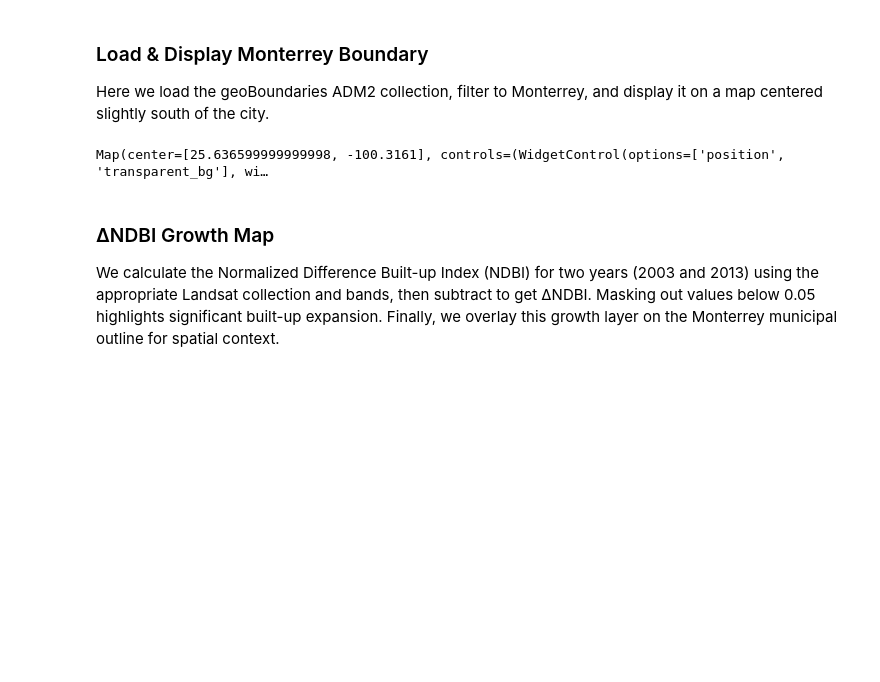
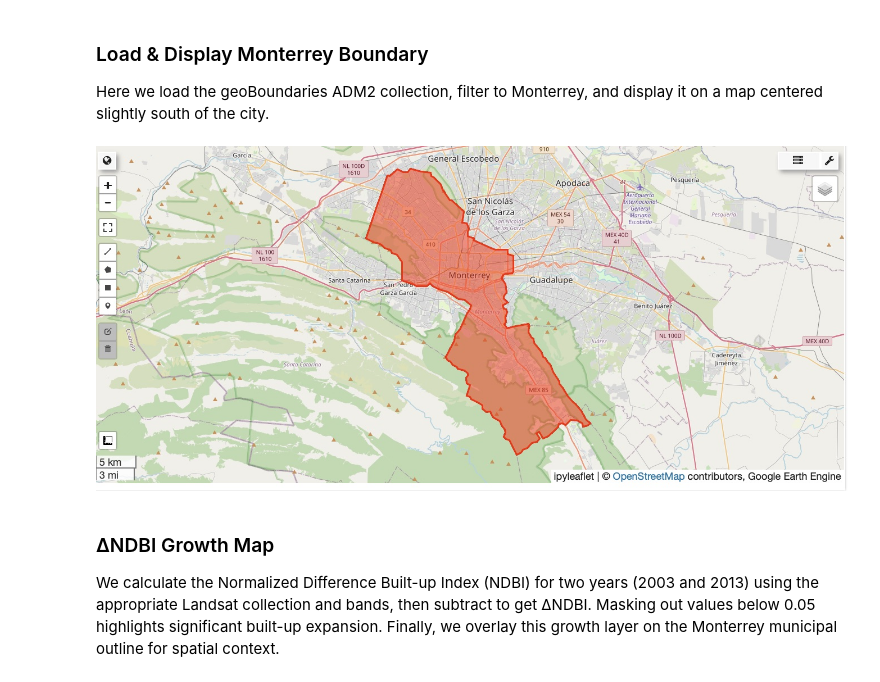
Before and after one commit to toribiodiego/SS-322-History-and-Visuality, a Jupyter notebook: final_project.ipynb, the cells around one changed output. Saved outputs shown, nothing was run; the diff lists cells and outputs as text; code cells hidden in the pictures; blank space fills up the shorter version.

```diff
--- a/final_project.ipynb
+++ b/final_project.ipynb
@@ -19,25 +19,27 @@ Here we load the geoBoundaries ADM2 collection, filter to Monterrey, and display
 # %%
 # load and filter geoBoundaries for Monterrey
 monterrey_geob = ee.FeatureCollection('WM/geoLab/geoBoundaries/600/ADM2') \
     .filter(ee.Filter.And(
         ee.Filter.eq('shapeGroup', 'MEX'),
         ee.Filter.eq('shapeName', 'Monterrey')
     ))
 
 # center map slightly south of city
 lat, lon = 25.6866, -100.3161
 m = geemap.Map(center=[lat - 0.05, lon], zoom=11)
 
 # display the red boundary
 m.addLayer(
     monterrey_geob,
     {'color': 'red', 'fillColor': '00000000', 'width': 3},
     'monterrey boundary'
 )
 m.addLayerControl()
 m
+
+display(Image(filename='boundary.jpeg'))
 # %% [output]
-Map(center=[25.636599999999998, -100.3161], controls=(WidgetControl(options=['position', 'transparent_bg'], wi…
+[figure, added]
 # %% [markdown]
 ### ΔNDBI Growth Map
 
```
